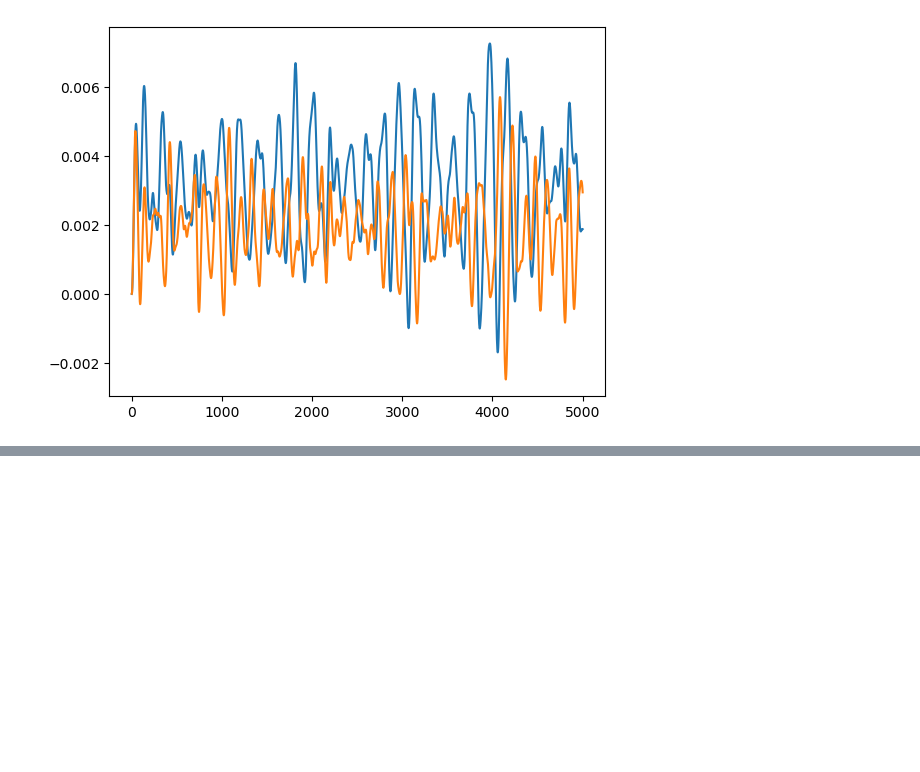
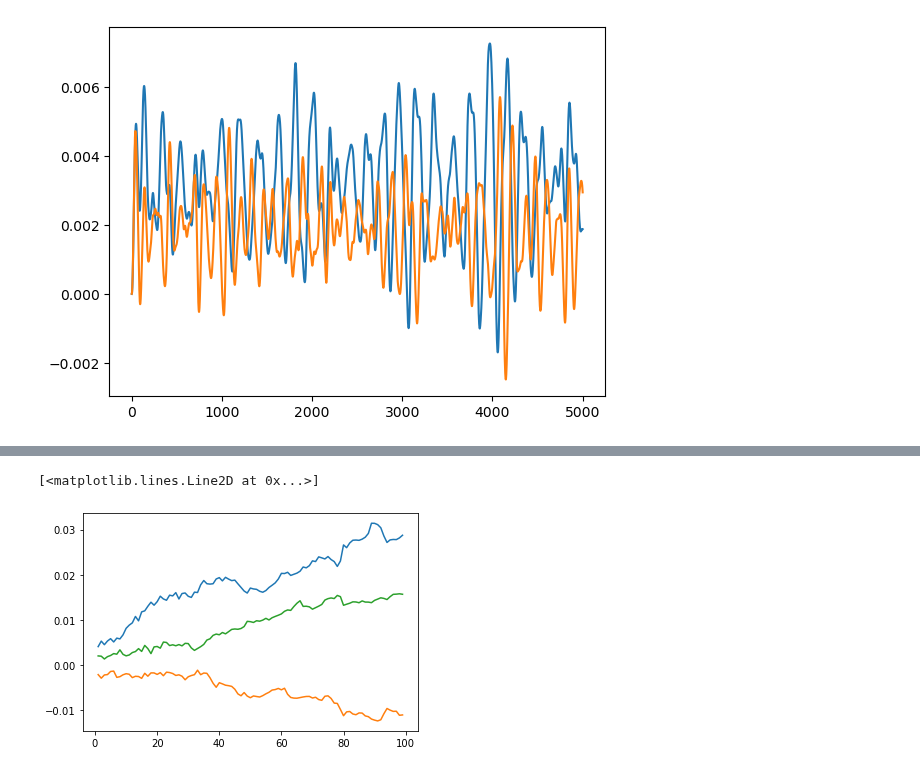
Before and after one commit to HE-RU10/ga2o3, a Jupyter notebook: Untitled1.ipynb, the cells around one changed output, grey strips where cells are left out. Drawn from its saved outputs; the diff is of its cells as text; code cells hidden in the pictures; blank space fills up the shorter version.

```diff
--- a/Untitled1.ipynb
+++ b/Untitled1.ipynb
@@ -67,0 +112,23 @@ plt.plot((log.get("Ly")-log.get("Ly")[0])/log.get("Ly")[0])
+# %%
+path='/home/heruhe/Desktop/Ga2o3/Frenkelpair/GaFPA/npt/test/log'
+
+
+lx0=24.2998
+ly0=24.773
+lz0=23.6007
+lx=[]
+ly=[]
+lz=[]
+fpl=[i for i in range(1,100)]
+for i in fpl:
+    fn=path+'/lammps.stdout{}'.format(i)
+    log = lammps_logfile.File(fn)
+    lx.append((np.mean(log.get("Lx")[2:-1])-lx0)/lx0)
+    ly.append((np.mean(log.get("Ly")[2:-1])-ly0)/ly0)
+    lz.append((np.mean(log.get("Lz")[2:-1])-lz0)/lz0)
+plt.plot(fpl,lx,label='lx')
+plt.plot(fpl,ly,label='ly')
+plt.plot(fpl,lz,label='lz')
+# %% [output]
+[<matplotlib.lines.Line2D at 0x...>]
+[figure, added]
```
Also changed, not shown: parts of 5 cells of this notebook.
